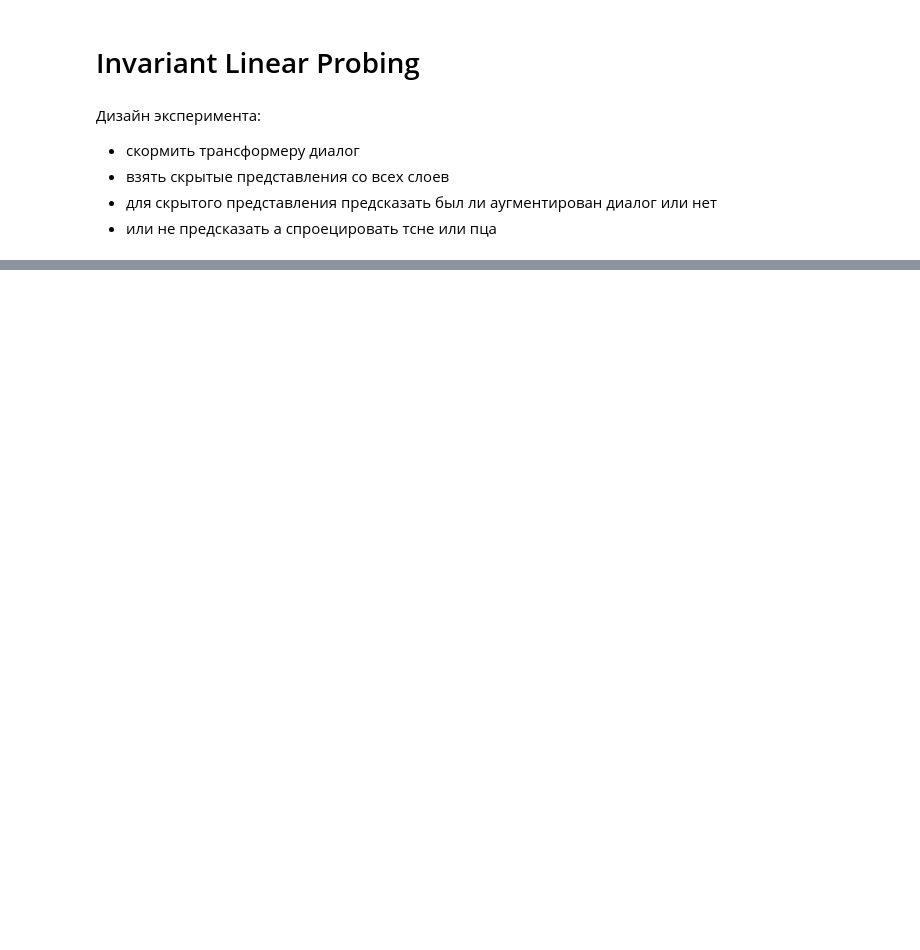
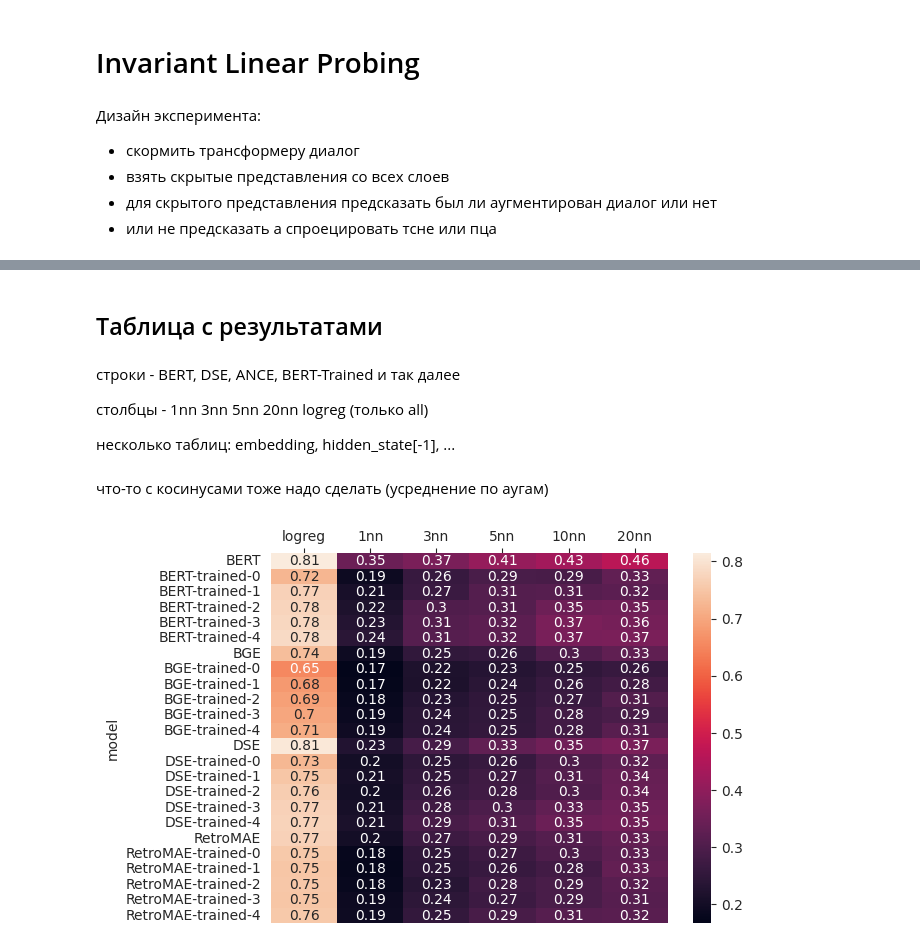
Before and after one commit to voorhs/dialogue-augmentation, a Jupyter notebook: invariant-probing.ipynb, the cells around one changed output, grey strips where cells are left out. Cells and saved outputs as stored; diff of their text form; code cells hidden in the pictures; blank space fills up the shorter version.

Commit message:
scatter: add tables

```diff
--- a/invariant-probing.ipynb
+++ b/invariant-probing.ipynb
@@ -136,0 +9,10 @@ aug_prediction([dataset, dataset_aug, dataset_aug2])
+# %% [markdown]
+## Таблица с результатами
+# %% [markdown]
+строки - BERT, DSE, ANCE, BERT-Trained и так далее
+
+столбцы - 1nn 3nn 5nn 20nn logreg (только all)
+
+несколько таблиц: embedding, hidden_state[-1], ...
+# %% [markdown]
+что-то с косинусами тоже надо сделать (усреднение по аугам)
@@ -136,0 +51,24 @@ aug_prediction([dataset, dataset_aug, dataset_aug2])
+# %%
+import json
+import seaborn as sns
+import pandas as pd
+import matplotlib.pyplot as plt
+sns.set_style('whitegrid')
+pd.set_option("display.precision", 2)
+
+def make_table(key, method_list=['logreg', '1nn', '3nn', '5nn', '10nn', '20nn']):
+    records = []
+    for model in paths.keys():
+        path = f'figures/{model}-{key}/aug-prediction'
+        clf_report = json.load(open(f'{path}/all.json', 'r'))
+        metrics = dict(model=model)
+        metrics.update({method: clf_report[method]['accuracy'] for method in method_list})
+        records.append(metrics)
+    df = pd.DataFrame.from_records(records, index='model')
+    ax = sns.heatmap(df, annot=True)
+    ax.xaxis.tick_top()
+    plt.show()
+# %%
+make_table('embedding')
+# %% [output]
+[figure, added]
```
Also changed, not shown: parts of 17 cells of this notebook, 1 other file.
